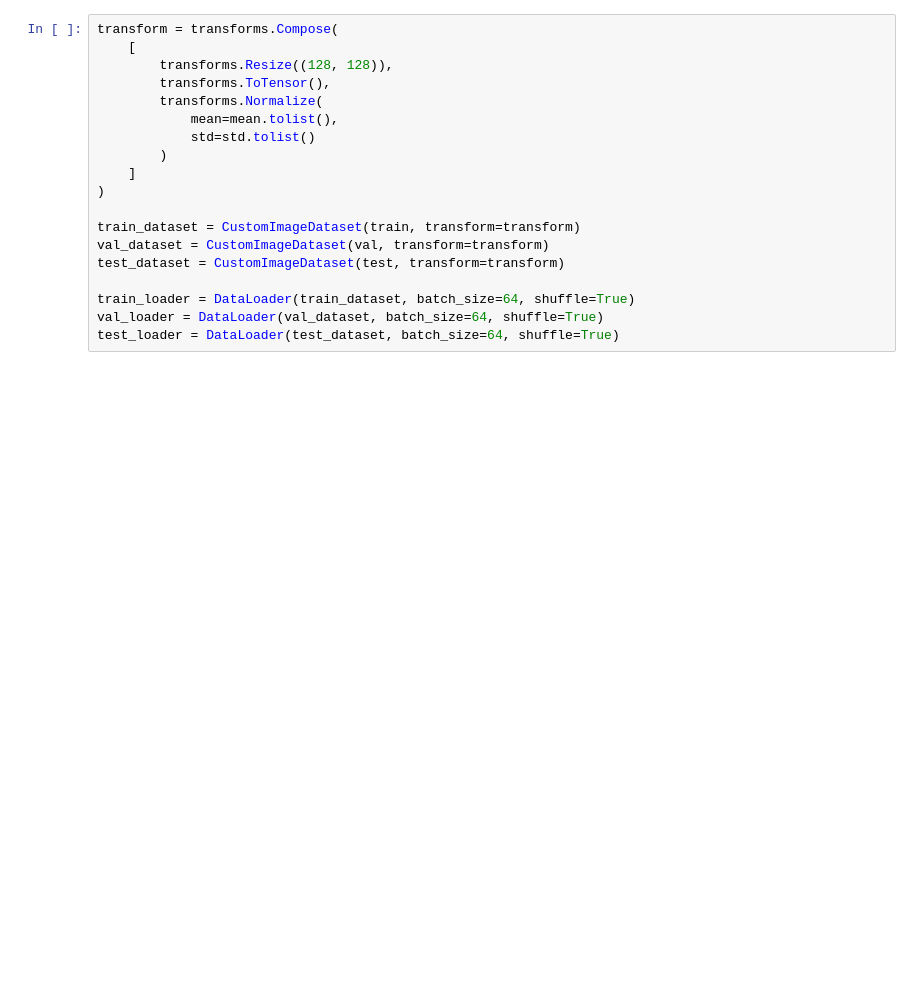
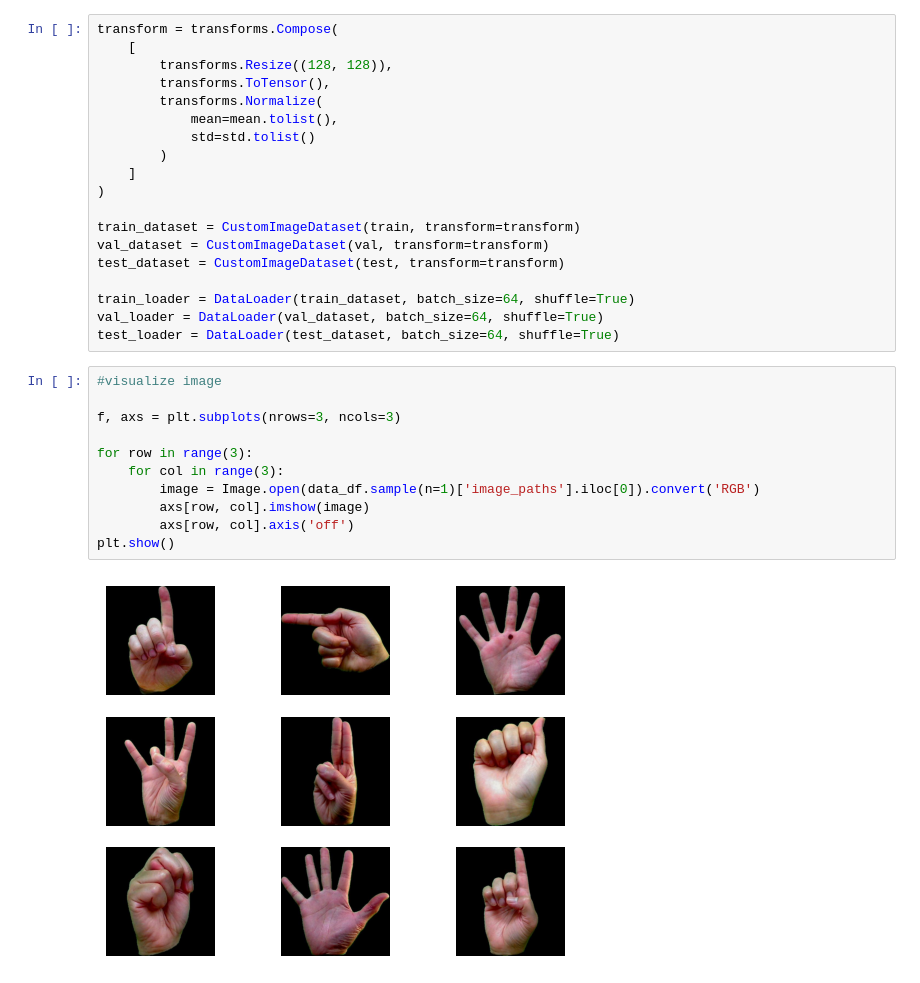
Before and after one commit to ronronrivera/deep_learning-notebooks, a Jupyter notebook: american-sign-language-detection.ipynb, the cells around one changed output. Cells and saved outputs as stored; diff of their text form; blank space fills up the shorter version.

Commit message:
show a sample 3x3 image from dataset

```diff
--- a/american-sign-language-detection.ipynb
+++ b/american-sign-language-detection.ipynb
@@ -118,3 +118,16 @@ test_dataset = CustomImageDataset(test, transform=transform)
 train_loader = DataLoader(train_dataset, batch_size=64, shuffle=True)
 val_loader = DataLoader(val_dataset, batch_size=64, shuffle=True)
 test_loader = DataLoader(test_dataset, batch_size=64, shuffle=True)
+# %%
+#visualize image
+
+f, axs = plt.subplots(nrows=3, ncols=3)
+
+for row in range(3):
+    for col in range(3):
+        image = Image.open(data_df.sample(n=1)['image_paths'].iloc[0]).convert('RGB')
+        axs[row, col].imshow(image)
+        axs[row, col].axis('off')
+plt.show()
+# %% [output]
+[figure, added]
```
Also changed, not shown: parts of 1 cell of this notebook.
